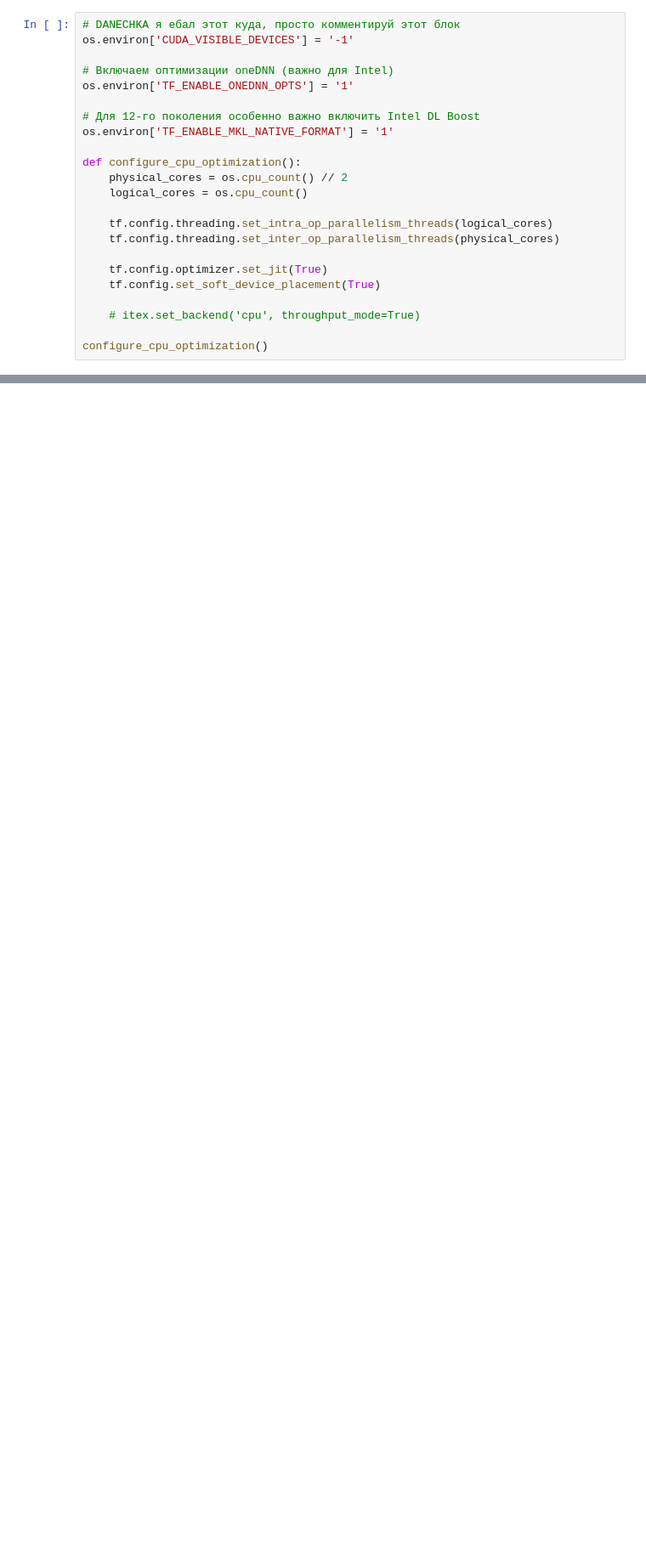
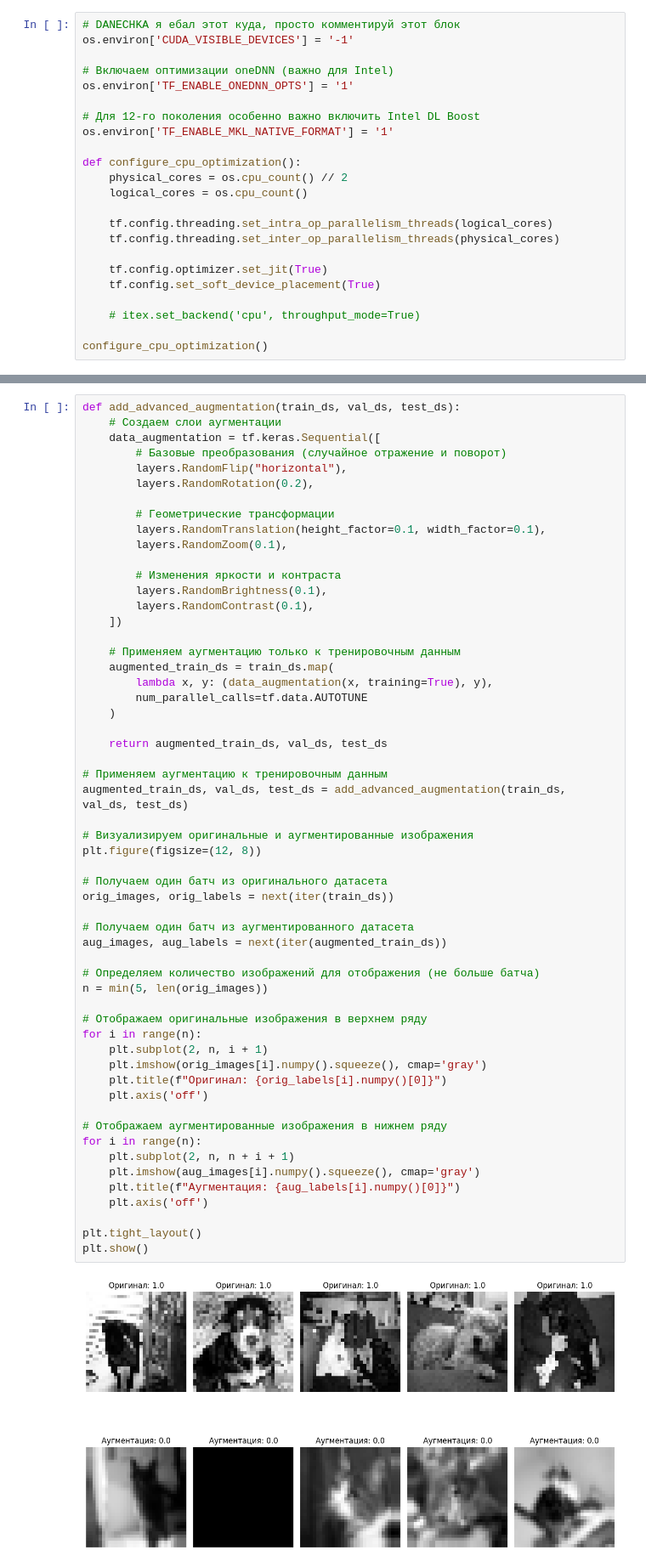
Before and after one commit to DmitriyMosk/ai-coop-project, a Jupyter notebook: project.ipynb, the cells around one changed output, grey strips where cells are left out. Shown at 85% size. Saved outputs shown, nothing was run; the diff lists cells and outputs as text; blank space fills up the shorter version.

Commit message:
Стабильная работающая залупа
Немного больше метрик + немного больше картинок

```diff
--- a/project.ipynb
+++ b/project.ipynb
@@ -113,0 +183,58 @@ val_dataset = create_dataset(X_val, y_val)
+# %%
+def add_advanced_augmentation(train_ds, val_ds, test_ds):
+    # Создаем слои аугментации
+    data_augmentation = tf.keras.Sequential([
+        # Базовые преобразования (случайное отражение и поворот)
+        layers.RandomFlip("horizontal"),
+        layers.RandomRotation(0.2),
+
+        # Геометрические трансформации
+        layers.RandomTranslation(height_factor=0.1, width_factor=0.1),
+        layers.RandomZoom(0.1),
+
+        # Изменения яркости и контраста
+        layers.RandomBrightness(0.1),
+        layers.RandomContrast(0.1),
+    ])
+
+    # Применяем аугментацию только к тренировочным данным
+    augmented_train_ds = train_ds.map(
+        lambda x, y: (data_augmentation(x, training=True), y),
+        num_parallel_calls=tf.data.AUTOTUNE
+    )
+
+    return augmented_train_ds, val_ds, test_ds
+
+# Применяем аугментацию к тренировочным данным
+augmented_train_ds, val_ds, test_ds = add_advanced_augmentation(train_ds, val_ds, test_ds)
+
+# Визуализируем оригинальные и аугментированные изображения
+plt.figure(figsize=(12, 8))
+
+# Получаем один батч из оригинального датасета
+orig_images, orig_labels = next(iter(train_ds))
+
+# Получаем один батч из аугментированного датасета
+aug_images, aug_labels = next(iter(augmented_train_ds))
+
+# Определяем количество изображений для отображения (не больше батча)
+n = min(5, len(orig_images))
+
+# Отображаем оригинальные изображения в верхнем ряду
+for i in range(n):
+    plt.subplot(2, n, i + 1)
+    plt.imshow(orig_images[i].numpy().squeeze(), cmap='gray')
+    plt.title(f"Оригинал: {orig_labels[i].numpy()[0]}")
+    plt.axis('off')
+
+# Отображаем аугментированные изображения в нижнем ряду
+for i in range(n):
+    plt.subplot(2, n, n + i + 1)
+    plt.imshow(aug_images[i].numpy().squeeze(), cmap='gray')
+    plt.title(f"Аугментация: {aug_labels[i].numpy()[0]}")
+    plt.axis('off')
+
+plt.tight_layout()
+plt.show()
+# %% [output]
+[figure, added]
```
Also changed, not shown: parts of 8 cells of this notebook, 2 other files.
